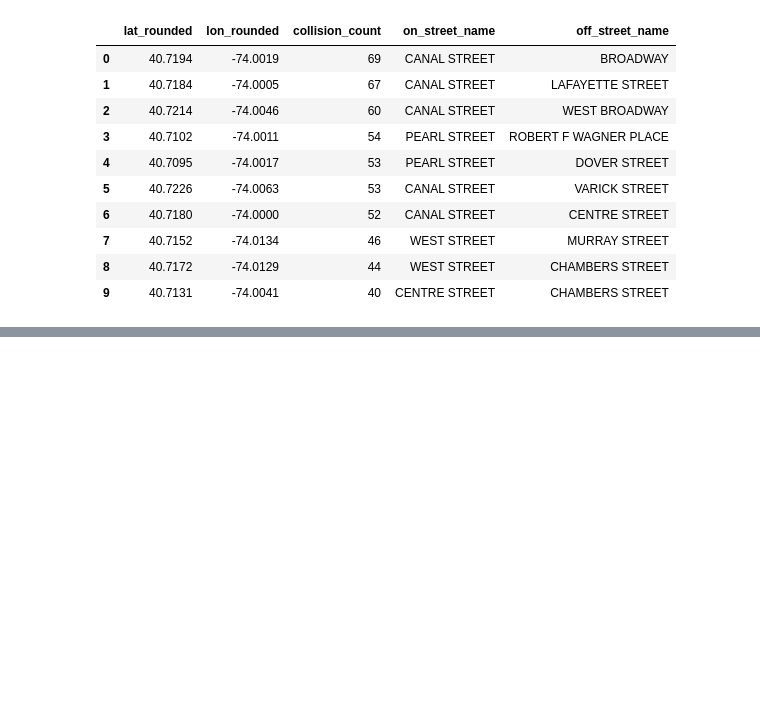
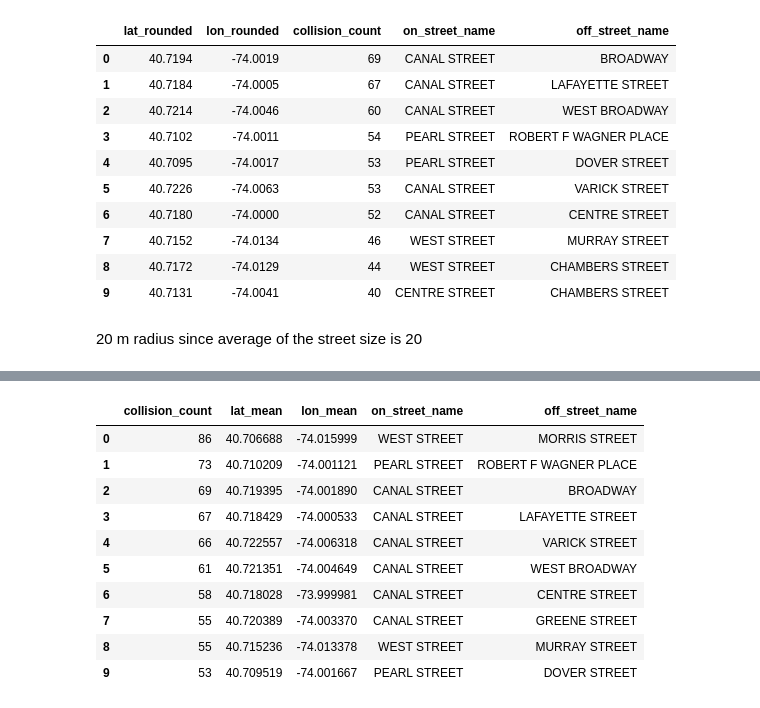
Before and after one commit to ManhattanCB01-nyc/CrashVehiclesDataPipeline, a Jupyter notebook: intersection_collision_counts.ipynb, the cells around one changed output, grey strips where cells are left out. Saved outputs shown, nothing was run; the diff lists cells and outputs as text; code cells hidden in the pictures; blank space fills up the shorter version.

```diff
--- a/intersection_collision_counts.ipynb
+++ b/intersection_collision_counts.ipynb
@@ -358,3 +398,33 @@ Successfully loaded top 10 rows into BigQuery: stable-liberty-426016-d2.new_data
 | 7 | 40.7152 | -74.0134 | 46 | WEST STREET | MURRAY STREET |
 | 8 | 40.7172 | -74.0129 | 44 | WEST STREET | CHAMBERS STREET |
 | 9 | 40.7131 | -74.0041 | 40 | CENTRE STREET | CHAMBERS STREET |
+# %% [markdown]
+20 m radius since average of the street size is 20
+# %%
+import pandas as pd
+from google.cloud import bigquery
+
+# 1. Get the top 10 from the clustered results
+top_10_clustered = intersections_clustered.head(10)
+
+# 2. Save to Google Drive
+TOP_10_CLUST_DRIVE_PATH = "/content/drive/MyDrive/manhattan_cb1_collisions/top_10_intersections_clustered.csv"
+top_10_clustered.to_csv(TOP_10_CLUST_DRIVE_PATH, index=False)
+print(f"Successfully saved top 10 clustered rows to Drive: {TOP_10_CLUST_DRIVE_PATH}")
+
+# 3. Save to BigQuery
+client = bigquery.Client(project=PROJECT_ID)
+TOP_10_CLUST_TABLE_ID = f"{PROJECT_ID}.{BQ_DATASET}.top_10_collisions_clustered"
+
+job_config = bigquery.LoadJobConfig(
+    write_disposition=bigquery.WriteDisposition.WRITE_TRUNCATE
+)
+
+job = client.load_table_from_dataframe(top_10_clustered, TOP_10_CLUST_TABLE_ID, job_config=job_config)
+job.result()
+
+print(f"Successfully loaded top 10 clustered rows into BigQuery: {TOP_10_CLUST_TABLE_ID}")
+
+# Display the top 10 clustered results
+display(top_10_clustered)
+# %% [output]
@@ -360,0 +433,11 @@ Successfully loaded top 10 rows into BigQuery: stable-liberty-426016-d2.new_data
+|  | collision_count | lat_mean | lon_mean | on_street_name | off_street_name |
+| 0 | 86 | 40.706688 | -74.015999 | WEST STREET | MORRIS STREET |
+| 1 | 73 | 40.710209 | -74.001121 | PEARL STREET | ROBERT F WAGNER PLACE |
+| 2 | 69 | 40.719395 | -74.001890 | CANAL STREET | BROADWAY |
+| 3 | 67 | 40.718429 | -74.000533 | CANAL STREET | LAFAYETTE STREET |
+| 4 | 66 | 40.722557 | -74.006318 | CANAL STREET | VARICK STREET |
+| 5 | 61 | 40.721351 | -74.004649 | CANAL STREET | WEST BROADWAY |
+| 6 | 58 | 40.718028 | -73.999981 | CANAL STREET | CENTRE STREET |
+| 7 | 55 | 40.720389 | -74.003370 | CANAL STREET | GREENE STREET |
+| 8 | 55 | 40.715236 | -74.013378 | WEST STREET | MURRAY STREET |
+| 9 | 53 | 40.709519 | -74.001667 | PEARL STREET | DOVER STREET |
```
Also changed, not shown: parts of 8 cells of this notebook.
